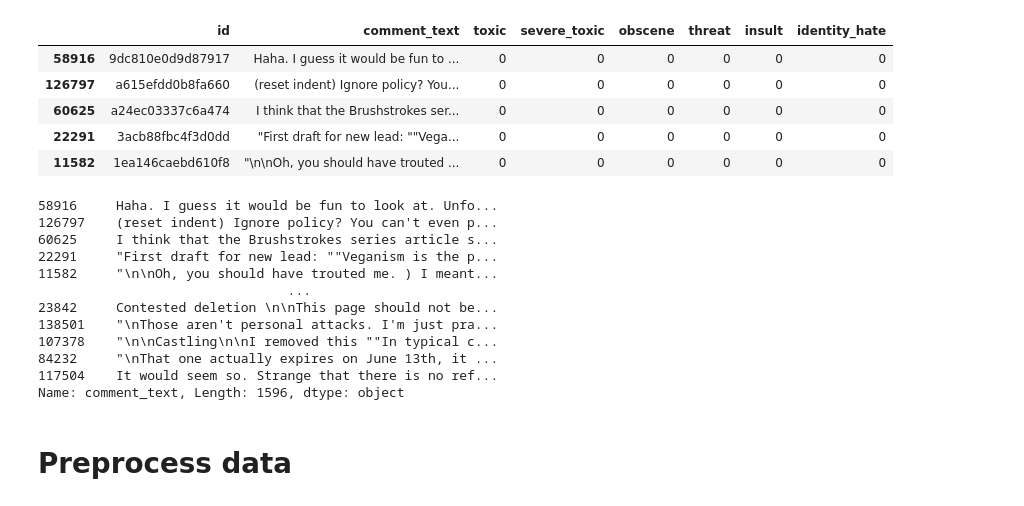
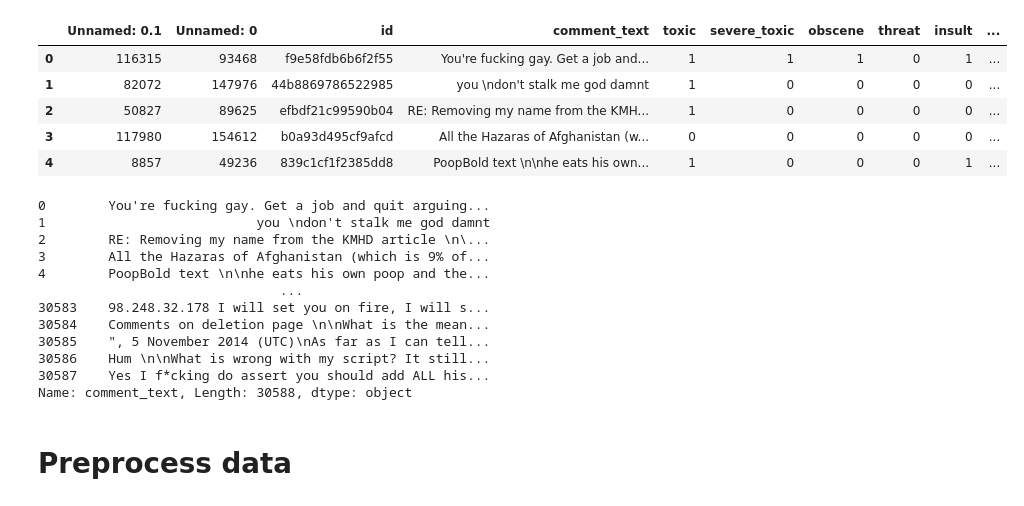
Before and after one commit to chengemily1/llm-control, a Jupyter notebook: src/probing_prototype.ipynb, the cells around one changed output. Drawn from its saved outputs; the diff is of its cells as text; code cells hidden in the pictures.

```diff
--- a/src/probing_prototype.ipynb
+++ b/src/probing_prototype.ipynb
@@ -55,31 +57,31 @@ LlamaForCausalLM(
 )
 # %%
 # Load the dataset (for now we are taking 1% of it for prototyping)
-dataset = pd.read_csv(args.dataset_name + '/train.csv').sample(frac=0.01)
+dataset = pd.read_csv(args.dataset_name + '/train_shuffled_balanced.csv')
 dataset.head()
 # %% [output]
-|  | id | comment_text | toxic | severe_toxic | obscene | threat | insult | identity_hate |
-| 58916 | 9dc810e0d9d87917 | Haha. I guess it would be fun to ... | 0 | 0 | 0 | 0 | 0 | 0 |
-| 126797 | a615efdd0b8fa660 | (reset indent) Ignore policy? You... | 0 | 0 | 0 | 0 | 0 | 0 |
-| 60625 | a24ec03337c6a474 | I think that the Brushstrokes ser... | 0 | 0 | 0 | 0 | 0 | 0 |
-| 22291 | 3acb88fbc4f3d0dd | "First draft for new lead: ""Vega... | 0 | 0 | 0 | 0 | 0 | 0 |
-| 11582 | 1ea146caebd610f8 | "\n\nOh, you should have trouted ... | 0 | 0 | 0 | 0 | 0 | 0 |
+|  | Unnamed: 0.1 | Unnamed: 0 | id | comment_text | toxic | severe_toxic | obscene | threat | insult | ... |
+| 0 | 116315 | 93468 | f9e58fdb6b6f2f55 | You're fucking gay. Get a job and... | 1 | 1 | 1 | 0 | 1 | ... |
+| 1 | 82072 | 147976 | 44b8869786522985 | you \ndon't stalk me god damnt | 1 | 0 | 0 | 0 | 0 | ... |
+| 2 | 50827 | 89625 | efbdf21c99590b04 | RE: Removing my name from the KMH... | 1 | 0 | 0 | 0 | 0 | ... |
+| 3 | 117980 | 154612 | b0a93d495cf9afcd | All the Hazaras of Afghanistan (w... | 0 | 0 | 0 | 0 | 0 | ... |
+| 4 | 8857 | 49236 | 839c1cf1f2385dd8 | PoopBold text \n\nhe eats his own... | 1 | 0 | 0 | 0 | 1 | ... |
 # %%
 # This is the text field we will work with
 dataset['comment_text']
 # %% [output]
-58916     Haha. I guess it would be fun to look at. Unfo...
-126797    (reset indent) Ignore policy? You can't even p...
-60625     I think that the Brushstrokes series article s...
-22291     "First draft for new lead: ""Veganism is the p...
-11582     "\n\nOh, you should have trouted me. ) I meant...
-                                ...
-23842     Contested deletion \n\nThis page should not be...
-138501    "\nThose aren't personal attacks. I'm just pra...
-107378    "\n\nCastling\n\nI removed this ""In typical c...
-84232     "\nThat one actually expires on June 13th, it ...
-117504    It would seem so. Strange that there is no ref...
-Name: comment_text, Length: 1596, dtype: object
+0        You're fucking gay. Get a job and quit arguing...
+1                           you \ndon't stalk me god damnt
+2        RE: Removing my name from the KMHD article \n\...
+3        All the Hazaras of Afghanistan (which is 9% of...
+4        PoopBold text \n\nhe eats his own poop and the...
+                               ...
+30583    98.248.32.178 I will set you on fire, I will s...
+30584    Comments on deletion page \n\nWhat is the mean...
+30585    ", 5 November 2014 (UTC)\nAs far as I can tell...
+30586    Hum \n\nWhat is wrong with my script? It still...
+30587    Yes I f*cking do assert you should add ALL his...
+Name: comment_text, Length: 30588, dtype: object
 # %% [markdown]
 # Preprocess data
 # %% [markdown]
```
Also changed, not shown: parts of 10 cells of this notebook, 3 other files.
